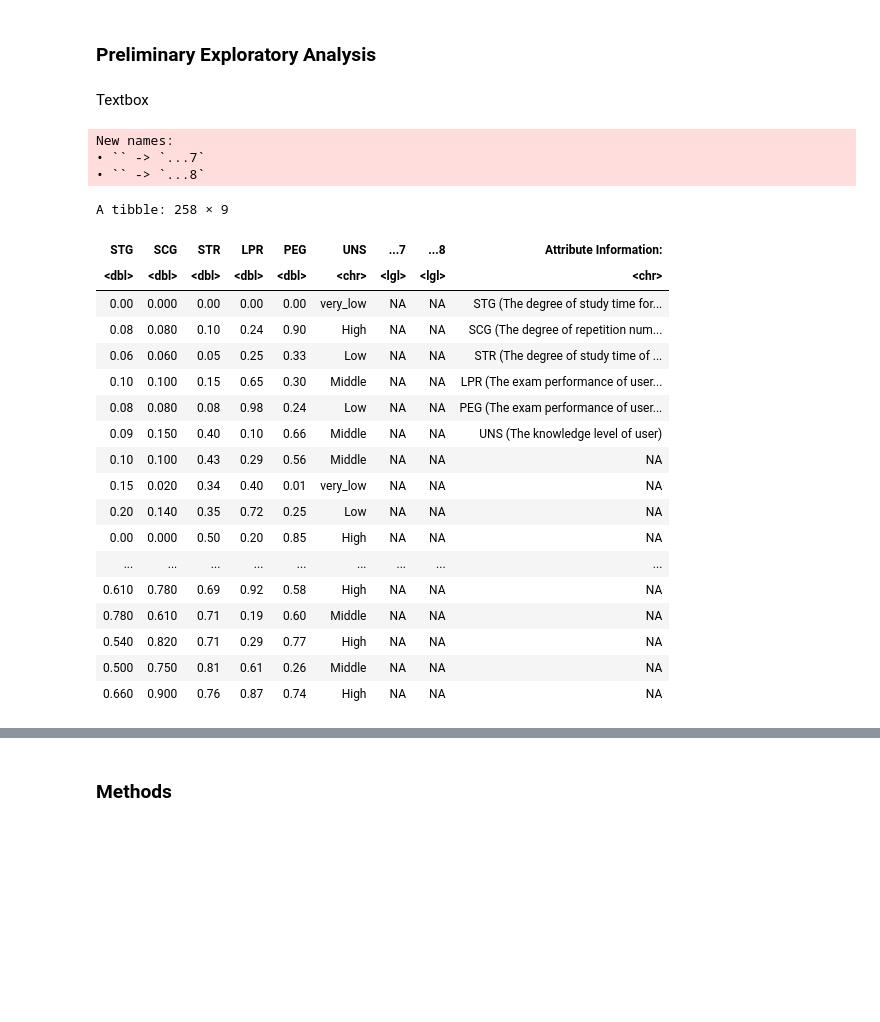
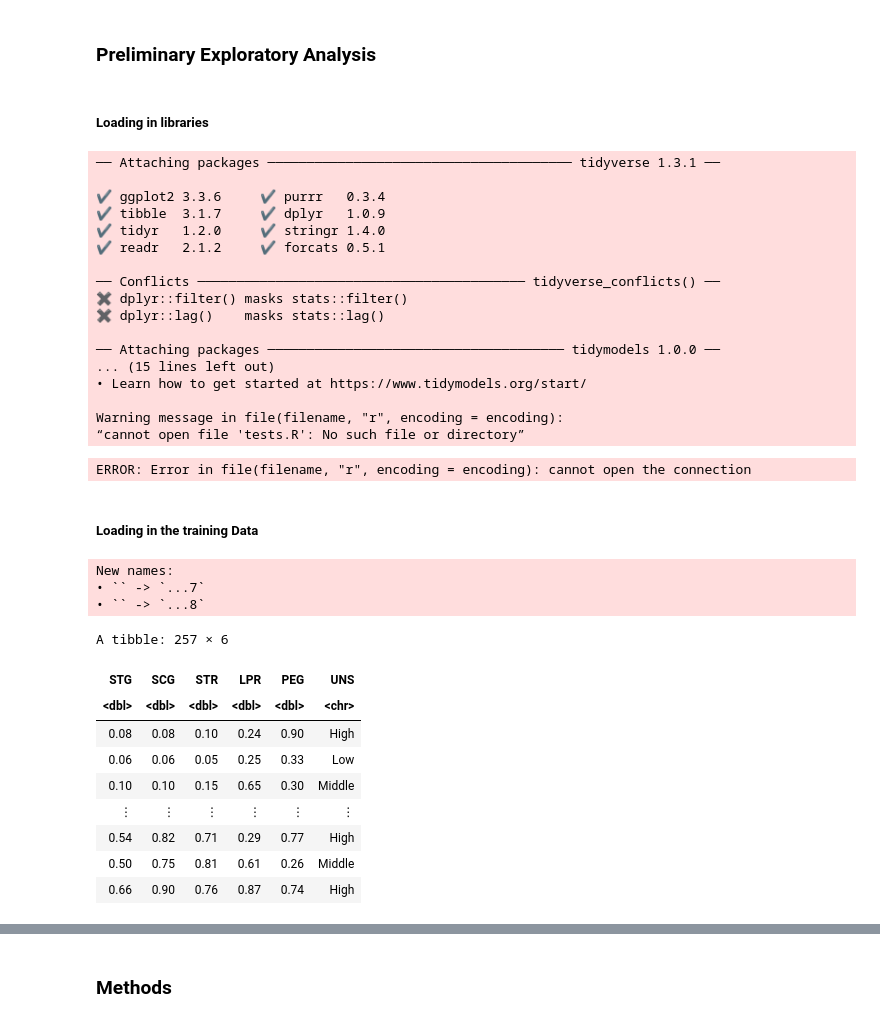
Before and after one commit to justin-gallant/Exam-Score-Indicators-dsci100, a Jupyter notebook: group_project_proposal.ipynb, the cells around one changed output, grey strips where cells are left out. Cells and saved outputs as stored; diff of their text form; code cells hidden in the pictures; blank space fills up the shorter version.

```diff
--- a/group_project_proposal.ipynb
+++ b/group_project_proposal.ipynb
@@ -10,36 +10,52 @@ Textbox
 # %% [markdown]
 ### Preliminary Exploratory Analysis
 # %% [markdown]
-Textbox
+##### Loading in libraries
 # %%
 library(tidyverse)
 library(tidymodels)
 library(repr)
 library(readxl)
+options(repr.matrix.max.rows = 6)
+source('tests.R')
+source('cleanup.R')
+# %% [output]
+── Attaching packages ─────────────────────────────────────── tidyverse 1.3.1 ──
+
+✔ ggplot2 3.3.6     ✔ purrr   0.3.4
+✔ tibble  3.1.7     ✔ dplyr   1.0.9
+✔ tidyr   1.2.0     ✔ stringr 1.4.0
+✔ readr   2.1.2     ✔ forcats 0.5.1
+
+── Conflicts ────────────────────────────────────────── tidyverse_conflicts() ──
+✖ dplyr::filter() masks stats::filter()
+✖ dplyr::lag()    masks stats::lag()
+
+── Attaching packages ────────────────────────────────────── tidymodels 1.0.0 ──
+... (15 lines left out)
+• Learn how to get started at https://www.tidymodels.org/start/
+
+Warning message in file(filename, "r", encoding = encoding):
+“cannot open file 'tests.R': No such file or directory”
+ERROR: Error in file(filename, "r", encoding = encoding): cannot open the connection
+# %% [markdown]
+##### Loading in the training Data
 # %%
-data_set <- read_excel("data/user_knowledge_data.xls", sheet = "Training_Data") |>
-    filter()
-data_set
+loaded_data <- read_excel("data/user_knowledge_data.xls", sheet = "Training_Data") |>
+    select(STG:UNS)
+training_data <- loaded_data[-1,]
+training_data
 # %% [output]
 New names:
 • `` -> `...7`
 • `` -> `...8`
-A tibble: 258 × 9
+A tibble: 257 × 6
-| STG | SCG | STR | LPR | PEG | UNS | ...7 | ...8 | Attribute Information: |
-| <dbl> | <dbl> | <dbl> | <dbl> | <dbl> | <chr> | <lgl> | <lgl> | <chr> |
-| 0.00 | 0.000 | 0.00 | 0.00 | 0.00 | very_low | NA | NA | STG (The degree of study time for... |
-| 0.08 | 0.080 | 0.10 | 0.24 | 0.90 | High | NA | NA | SCG (The degree of repetition num... |
-| 0.06 | 0.060 | 0.05 | 0.25 | 0.33 | Low | NA | NA | STR (The degree of study time of ... |
-| 0.10 | 0.100 | 0.15 | 0.65 | 0.30 | Middle | NA | NA | LPR (The exam performance of user... |
-| 0.08 | 0.080 | 0.08 | 0.98 | 0.24 | Low | NA | NA | PEG (The exam performance of user... |
-| 0.09 | 0.150 | 0.40 | 0.10 | 0.66 | Middle | NA | NA | UNS (The knowledge level of user) |
-| 0.10 | 0.100 | 0.43 | 0.29 | 0.56 | Middle | NA | NA | NA |
-| 0.15 | 0.020 | 0.34 | 0.40 | 0.01 | very_low | NA | NA | NA |
-| 0.20 | 0.140 | 0.35 | 0.72 | 0.25 | Low | NA | NA | NA |
-| 0.00 | 0.000 | 0.50 | 0.20 | 0.85 | High | NA | NA | NA |
-| ... | ... | ... | ... | ... | ... | ... | ... | ... |
-| 0.610 | 0.780 | 0.69 | 0.92 | 0.58 | High | NA | NA | NA |
-| 0.780 | 0.610 | 0.71 | 0.19 | 0.60 | Middle | NA | NA | NA |
-| 0.540 | 0.820 | 0.71 | 0.29 | 0.77 | High | NA | NA | NA |
-| 0.500 | 0.750 | 0.81 | 0.61 | 0.26 | Middle | NA | NA | NA |
-| 0.660 | 0.900 | 0.76 | 0.87 | 0.74 | High | NA | NA | NA |
+| STG | SCG | STR | LPR | PEG | UNS |
+| <dbl> | <dbl> | <dbl> | <dbl> | <dbl> | <chr> |
+| 0.08 | 0.08 | 0.10 | 0.24 | 0.90 | High |
+| 0.06 | 0.06 | 0.05 | 0.25 | 0.33 | Low |
+| 0.10 | 0.10 | 0.15 | 0.65 | 0.30 | Middle |
+| ⋮ | ⋮ | ⋮ | ⋮ | ⋮ | ⋮ |
+| 0.54 | 0.82 | 0.71 | 0.29 | 0.77 | High |
+| 0.50 | 0.75 | 0.81 | 0.61 | 0.26 | Middle |
+| 0.66 | 0.90 | 0.76 | 0.87 | 0.74 | High |
```
Also changed, not shown: parts of 14 cells of this notebook.
